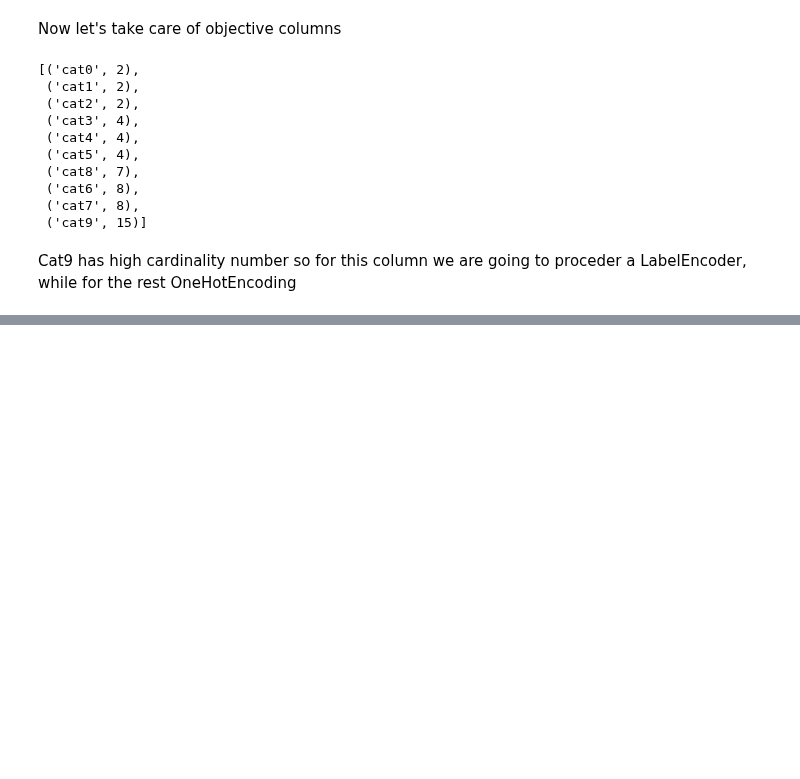
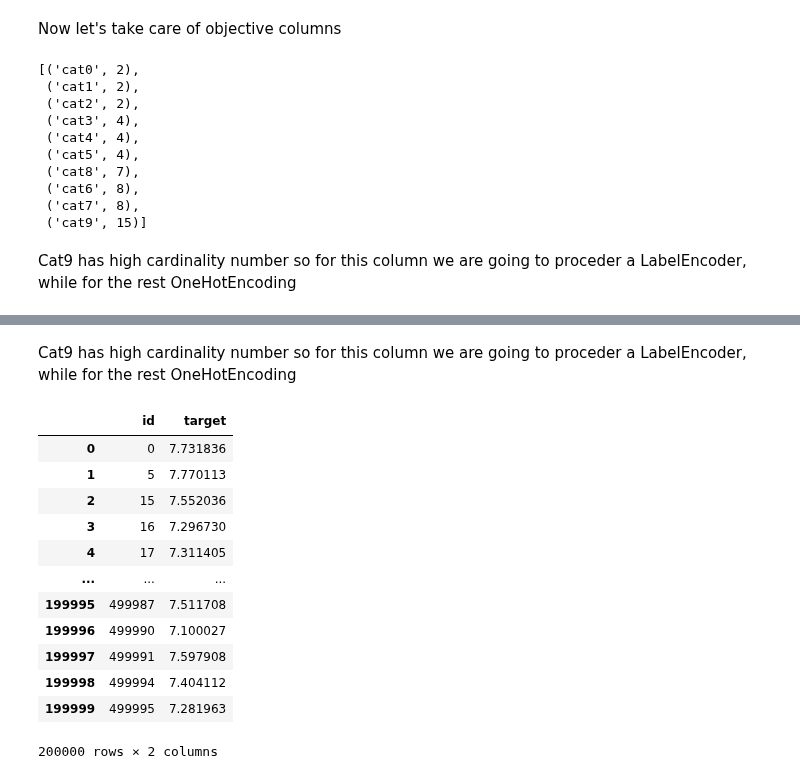
Before and after one commit to szpwski/feb_playground_kaggle, a Jupyter notebook: FebPlaygroundKaggle.ipynb, the cells around one changed output, grey strips where cells are left out. Drawn from its saved outputs; the diff is of its cells as text; code cells hidden in the pictures; blank space fills up the shorter version.

Commit message:
submission made

```diff
--- a/FebPlaygroundKaggle.ipynb
+++ b/FebPlaygroundKaggle.ipynb
@@ -286,0 +484,61 @@ OH_X_train_LE.head()
+# %% [markdown]
+Cat9 has high cardinality number so for this column we are going to proceder a LabelEncoder, while for the rest OneHotEncoding
+# %%
+OH_train = pd.DataFrame(OH_encoder.fit_transform(X[low_cardinality_cols]))
+OH_test = pd.DataFrame(OH_encoder.transform(test[low_cardinality_cols]))
+
+# One-hot encoding removed index; put it back
+OH_train.index = X.index
+OH_test.index = test.index
+
+# Remove categorical columns (will replace with one-hot encoding)
+num_train = X.drop(obj_cols, axis=1)
+num_test = test.drop(obj_cols, axis=1)
+
+# Add one-hot encoded columns to numerical features
+OH_train = pd.concat([num_train, OH_train], axis=1)
+OH_test = pd.concat([num_test, OH_test], axis=1)
+# %%
+#Label encoding for high cardinality
+LE_train = pd.DataFrame(labelencoder.fit_transform(X[high_cardinality_cols].values.ravel()))
+LE_test = pd.DataFrame(labelencoder.transform(test[high_cardinality_cols].values.ravel()))
+
+#.values will give the values in an array. (shape: (n,1)
+#.ravel will convert that array shape to (n, )
+
+#Getting back the index
+LE_train.index = X.index
+LE_test.index = test.index
+
+#Changing column name to avoid repeating
+LE_train.columns = ['LE']
+LE_test.columns = ['LE']
+
+#Assigning it to OHE_X_train
+train_data = pd.concat([OH_train,LE_train],axis=1)
+test_data = pd.concat([OH_test,LE_test],axis=1)
+# %%
+train_data = scaler.fit_transform(train_data)
+test_data = scaler.transform(test_data)
+# %%
+#Predictions
+xgb = XGBRegressor()
+xgb.fit(train_data, y)
+y_predicted = xgb.predict(test_data)
+# %%
+my_submission = pd.DataFrame({'id': test.index, 'target': y_predicted})
+my_submission
+# %% [output]
+|  | id | target |
+| 0 | 0 | 7.731836 |
+| 1 | 5 | 7.770113 |
+| 2 | 15 | 7.552036 |
+| 3 | 16 | 7.296730 |
+| 4 | 17 | 7.311405 |
+| ... | ... | ... |
+| 199995 | 499987 | 7.511708 |
+| 199996 | 499990 | 7.100027 |
+| 199997 | 499991 | 7.597908 |
+| 199998 | 499994 | 7.404112 |
+| 199999 | 499995 | 7.281963 |
+200000 rows × 2 columns
```
Also changed, not shown: parts of 71 cells of this notebook.
